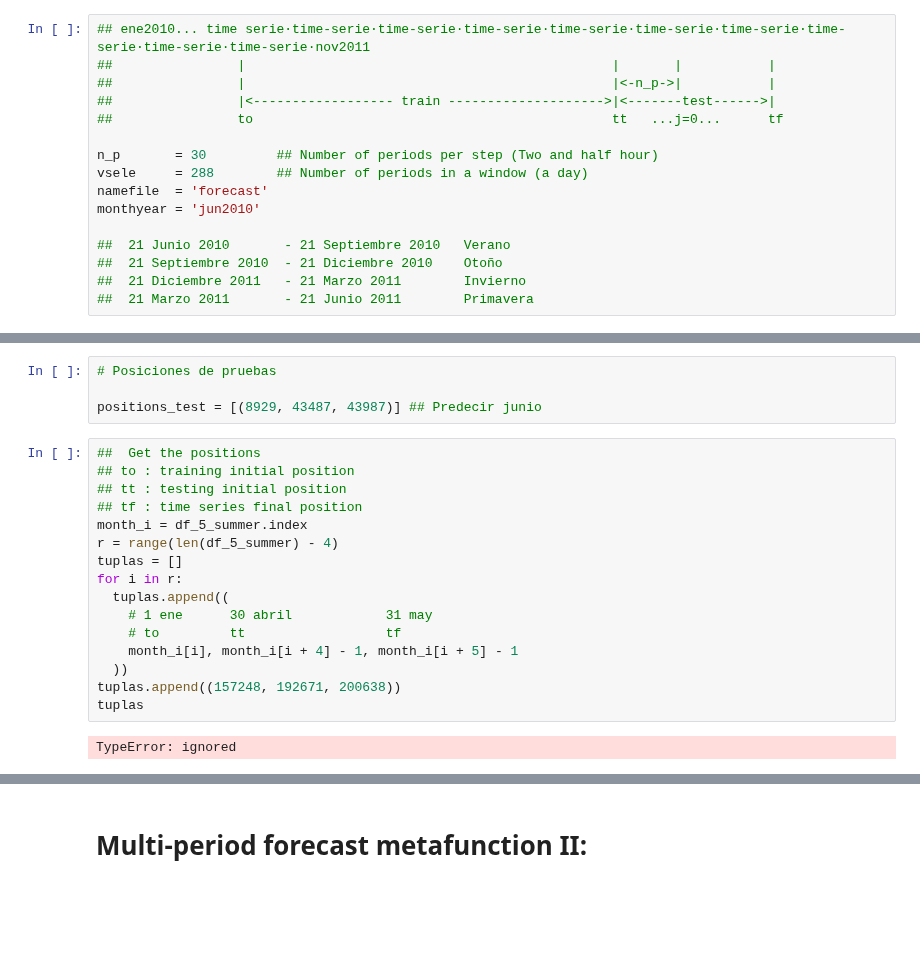
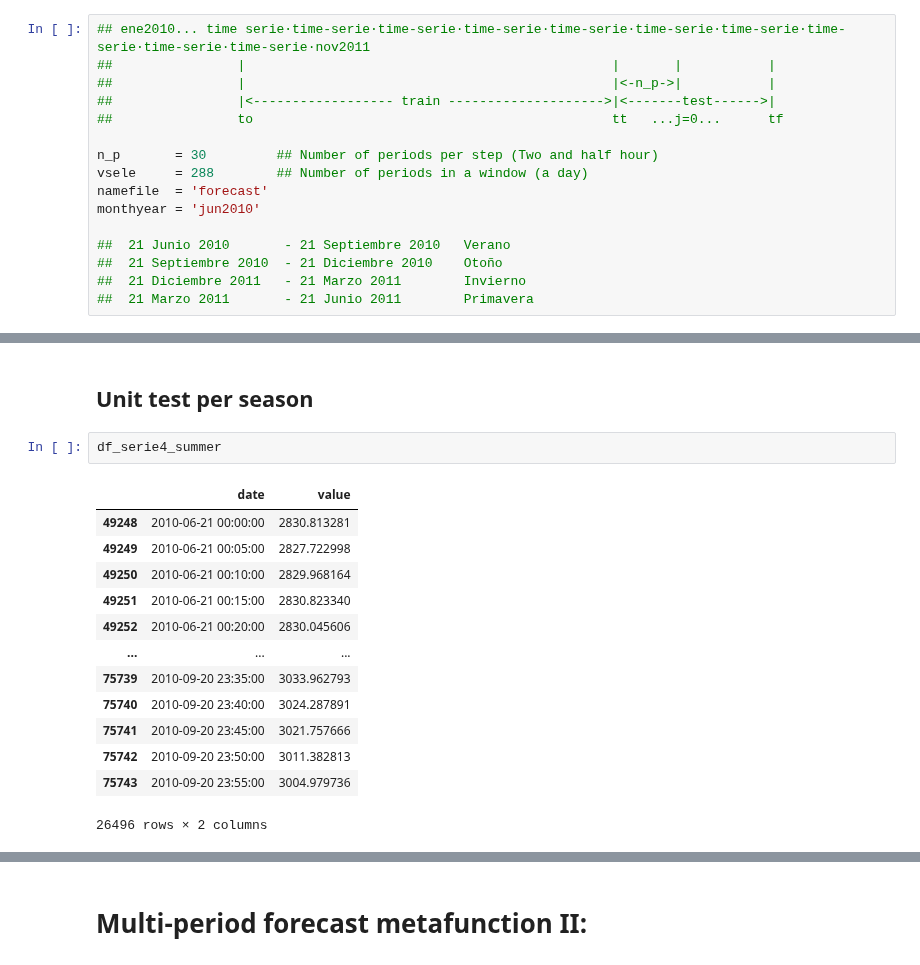
Before and after one commit to urieliram/analog, a Jupyter notebook: sandbox.ipynb, the cells around one changed output, grey strips where cells are left out. Drawn from its saved outputs; the diff is of its cells as text; blank space fills up the shorter version.

```diff
--- a/sandbox.ipynb
+++ b/sandbox.ipynb
@@ -662,22 +663,18 @@ DatetimeIndex(['2010-02-21 00:00:00', '2010-02-21 00:05:00',
-# %%
-# Posiciones de pruebas
-
-positions_test = [(8929, 43487, 43987)] ## Predecir junio
-# %%
-##  Get the positions
-## to : training initial position
-## tt : testing initial position
-## tf : time series final position
-month_i = df_5_summer.index
-r = range(len(df_5_summer) - 4)
-tuplas = []
-for i in r:
-  tuplas.append((
-    # 1 ene      30 abril            31 may
-    # to         tt                  tf
-    month_i[i], month_i[i + 4] - 1, month_i[i + 5] - 1
-  ))
-tuplas.append((157248, 192671, 200638))
-tuplas
-# %% [output]
-TypeError: ignored
+# %% [markdown]
+## Unit test per season
+# %%
+df_serie4_summer
+# %% [output]
+|  | date | value |
+| 49248 | 2010-06-21 00:00:00 | 2830.813281 |
+| 49249 | 2010-06-21 00:05:00 | 2827.722998 |
+| 49250 | 2010-06-21 00:10:00 | 2829.968164 |
+| 49251 | 2010-06-21 00:15:00 | 2830.823340 |
+| 49252 | 2010-06-21 00:20:00 | 2830.045606 |
+| ... | ... | ... |
+| 75739 | 2010-09-20 23:35:00 | 3033.962793 |
+| 75740 | 2010-09-20 23:40:00 | 3024.287891 |
+| 75741 | 2010-09-20 23:45:00 | 3021.757666 |
+| 75742 | 2010-09-20 23:50:00 | 3011.382813 |
+| 75743 | 2010-09-20 23:55:00 | 3004.979736 |
+26496 rows × 2 columns
```
Also changed, not shown: parts of 18 cells of this notebook.
